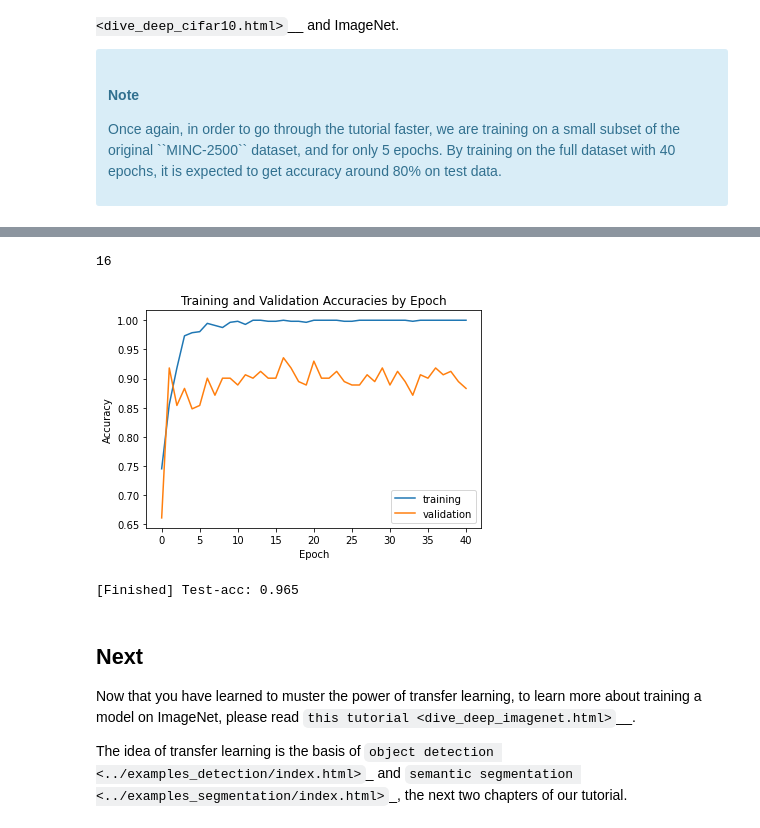
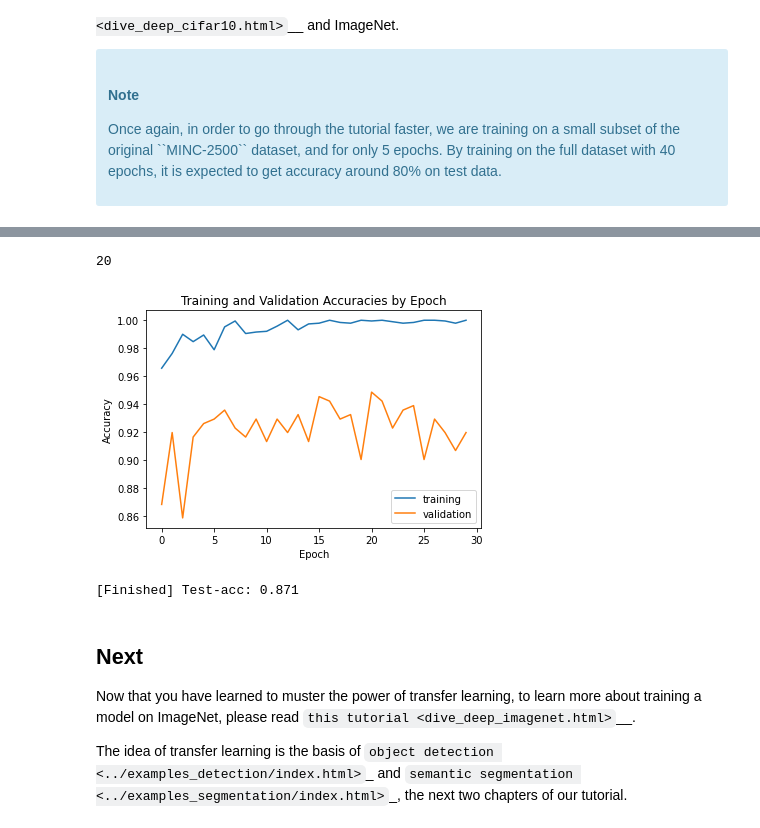
Before and after one commit to abao1999/Embryos, a Jupyter notebook: notebooks/classify_fluo_pretrained.ipynb, the cells around one changed output, grey strips where cells are left out. Saved outputs shown, nothing was run; the diff lists cells and outputs as text; code cells hidden in the pictures.

Commit message:
Adjust pretrained notebook to new data

```diff
--- a/notebooks/classify_fluo_pretrained.ipynb
+++ b/notebooks/classify_fluo_pretrained.ipynb
@@ -219,7 +104,7 @@ We set the hyperparameters as following:
 # %%
 classes = 2
 
-epochs = 40
+epochs = 30
 lr = 0.001
 per_device_batch_size = 16
 momentum = 0.9
@@ -277,14 +219,16 @@ With the data augmentation functions, we can define our data loaders:
 # %%
+processed_path = f'{home_path}/processed'
+train_path = f'{processed_path}/pix2pix/train/bf_data'
+val_path = f'{processed_path}/pix2pix/val/bf_data'
+test_path = f'{processed_path}/pix2pix/test/bf_data'
 train_data = gluon.data.DataLoader(
-    gluon.data.vision.ImageFolderDataset(train_path).transform_first(transform_train),
+    ImageFolderDataset(train_path).transform_first(transform_train),
     batch_size=batch_size, shuffle=True, num_workers=num_workers)
 
 val_data = gluon.data.DataLoader(
-    gluon.data.vision.ImageFolderDataset(val_path).transform_first(transform_train),
+    ImageFolderDataset(val_path).transform_first(transform_train),
     batch_size=batch_size, shuffle=True, num_workers = num_workers)
 
 test_data = gluon.data.DataLoader(
-    gluon.data.vision.ImageFolderDataset(test_path).transform_first(transform_test),
+    ImageFolderDataset(test_path).transform_first(transform_test),
     batch_size=batch_size, shuffle=False, num_workers = num_workers)
-
-print(len(train_data) + len(val_data) + len(test_data))
@@ -300,7 +242,7 @@ results for evaluation.
 We use a pre-trained ``ResNet50_v2`` model, which has balanced accuracy and
 computation cost.
 # %%
-model_name = 'densenet121' #'ResNet50_v2'
+model_name = 'ResNet50_v2'
 finetune_net = get_model(model_name, pretrained=True)
 with finetune_net.name_scope():
     finetune_net.output = nn.Dense(classes)
@@ -314,7 +256,7 @@ metric = mx.metric.Accuracy()
 L = gluon.loss.SoftmaxCrossEntropyLoss()
 
 # Path to save trained models to, create folder
-model_save_path = f'{home_path}/models/{model_name}-{agg_fn}-window{window}-batch{per_device_batch_size}-lr{lr}-mom{momentum}-wd{wd}'
+model_save_path = f'/content/gdrive/My Drive/cs101/models/{model_name}-batch{per_device_batch_size}-lr{lr}-mom{momentum}-wd{wd}'
 if not os.path.isdir(model_save_path):
   os.mkdir(model_save_path)
 else:
@@ -364,10 +305,6 @@ num_batch = len(train_data)
 train_acc_lst = []
 train_loss_lst = []
 val_acc_lst = []
-
-print(test(finetune_net, train_data, ctx)[1])
-train_acc_lst.append(test(finetune_net, train_data, ctx)[1])
-val_acc_lst.append(test(finetune_net, val_data, ctx)[1])
 
 for epoch in range(epochs):
     if epoch == lr_steps[lr_counter]:
@@ -430,26 +367,26 @@ print('[Finished] Test-acc: %.3f' % (test_acc))
 # %%
 # Plot training with validation
-plt.plot(range(epochs + 1), train_acc_lst, label='training')
-plt.plot(range(epochs + 1), val_acc_lst, label='validation')
+plt.plot(range(epochs), train_acc_lst, label='training')
+plt.plot(range(epochs), val_acc_lst, label='validation')
 plt.legend(loc='lower right')
 plt.title('Training and Validation Accuracies by Epoch')
 plt.xlabel('Epoch')
 plt.ylabel('Accuracy')
 
 print(np.argmax(val_acc_lst))
 # %% [output]
-16
+20
-[figure, old version]
+[figure, new version]
 # %%
 # Loading best model parameters from file
-best_epoch = 16
+best_epoch = 25
 best_model_file_name = f'{model_save_path}/epoch{best_epoch}.params'
 finetune_net.load_parameters(best_model_file_name, ctx=ctx)
 # run on test data
 _, test_acc = test(finetune_net, test_data, ctx)
 print('[Finished] Test-acc: %.3f' % (test_acc))
 # %% [output]
-[Finished] Test-acc: 0.965
+[Finished] Test-acc: 0.871
 # %% [markdown]
 ## Next
 
```
Also changed, not shown: parts of 9 cells of this notebook.
